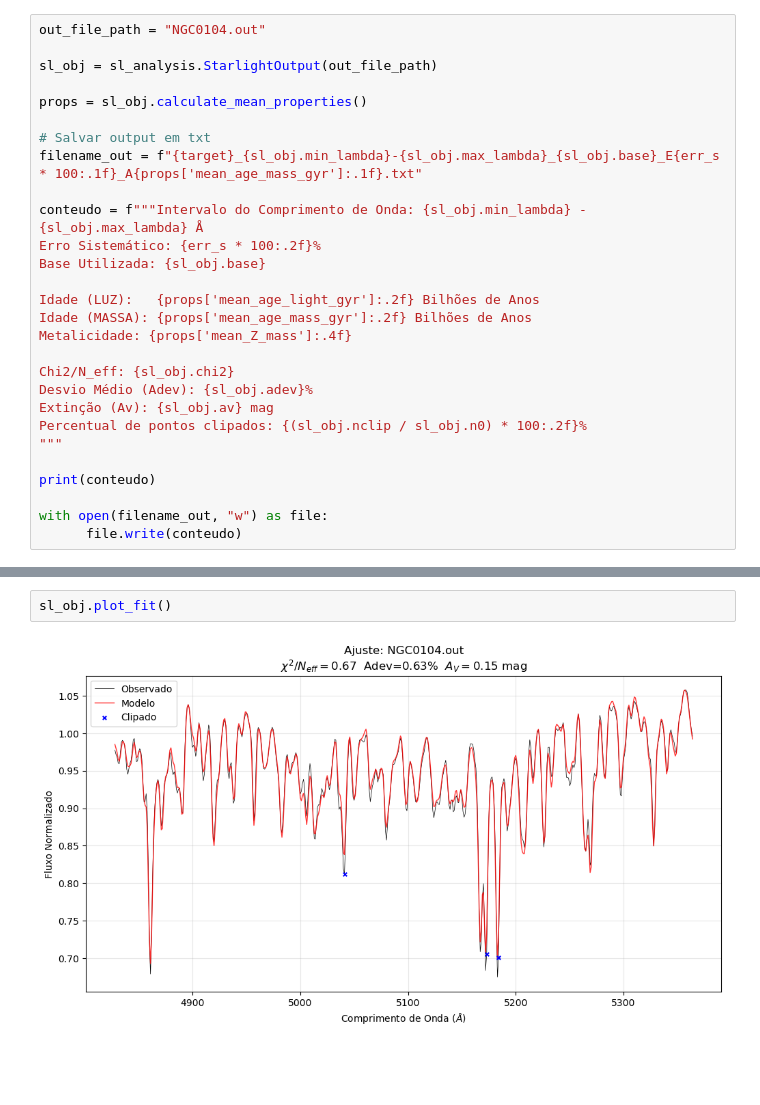
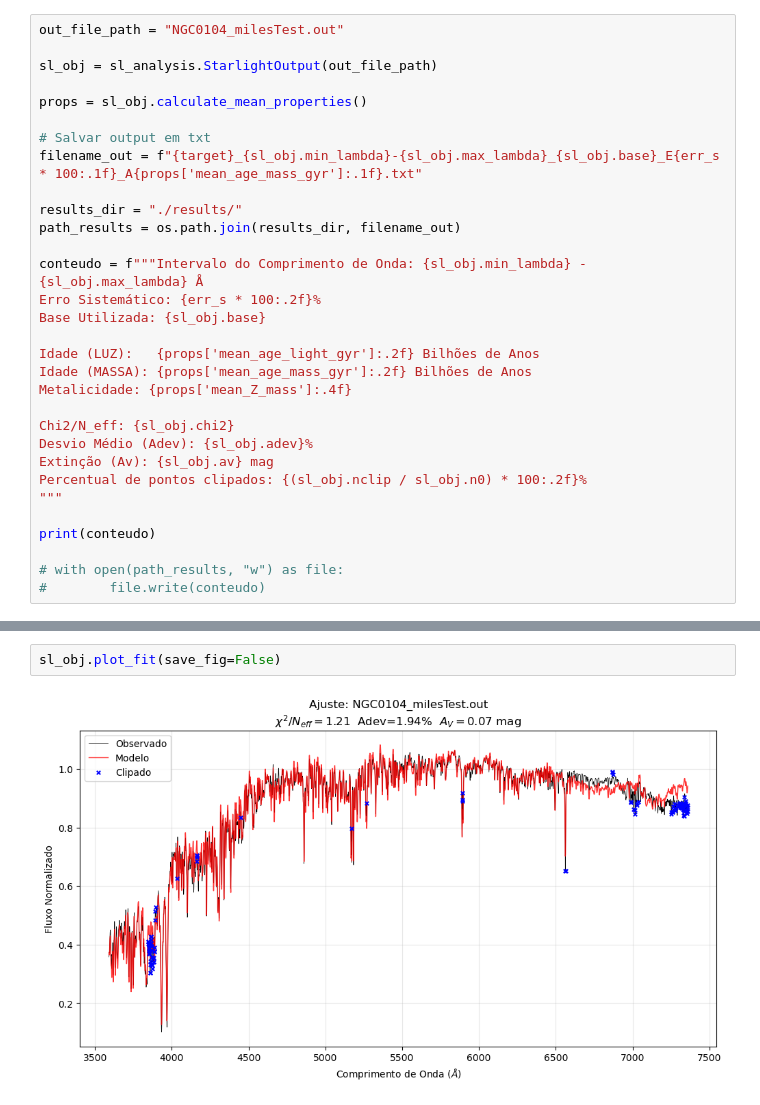
Before and after one commit to pedro-hro/STARLIGHT_IC, a Jupyter notebook: Runs_WAGGS/NGC0104/ngc0104.ipynb, the cells around one changed output, grey strips where cells are left out. Saved outputs shown, nothing was run; the diff lists cells and outputs as text; blank space fills up the shorter version.

Commit message:
Refactor and enhance
- Introduced MILES_BASE_GENERATOR.py to create MILES base
- Updated the data processing and analysis

```diff
--- a/Runs_WAGGS/NGC0104/ngc0104.ipynb
+++ b/Runs_WAGGS/NGC0104/ngc0104.ipynb
@@ -58,7 +60,7 @@ plt.show()
 # %% [output]
 [figure]
 # %%
-out_file_path = "NGC0104.out"
+out_file_path = "NGC0104_milesTest.out"
 
 sl_obj = sl_analysis.StarlightOutput(out_file_path)
 
@@ -66,6 +68,9 @@ props = sl_obj.calculate_mean_properties()
 
 # Salvar output em txt
 filename_out = f"{target}_{sl_obj.min_lambda}-{sl_obj.max_lambda}_{sl_obj.base}_E{err_s * 100:.1f}_A{props['mean_age_mass_gyr']:.1f}.txt"
+
+results_dir = "./results/"
+path_results = os.path.join(results_dir, filename_out)
 
 conteudo = f"""Intervalo do Comprimento de Onda: {sl_obj.min_lambda} - {sl_obj.max_lambda} Å
 Erro Sistemático: {err_s * 100:.2f}%
@@ -83,6 +88,6 @@ Percentual de pontos clipados: {(sl_obj.nclip / sl_obj.n0) * 100:.2f}%
 
 print(conteudo)
 
-with open(filename_out, "w") as file:
-      file.write(conteudo)
+# with open(path_results, "w") as file:
+#        file.write(conteudo)
 # %% [output]
@@ -101,4 +106,4 @@ Percentual de pontos clipados: 0.56%
 # %%
-sl_obj.plot_fit()
+sl_obj.plot_fit(save_fig=False)
 # %% [output]
-[figure, old version]
+[figure, new version]
```
Also changed, not shown: parts of 5 cells of this notebook, 6 other files.
